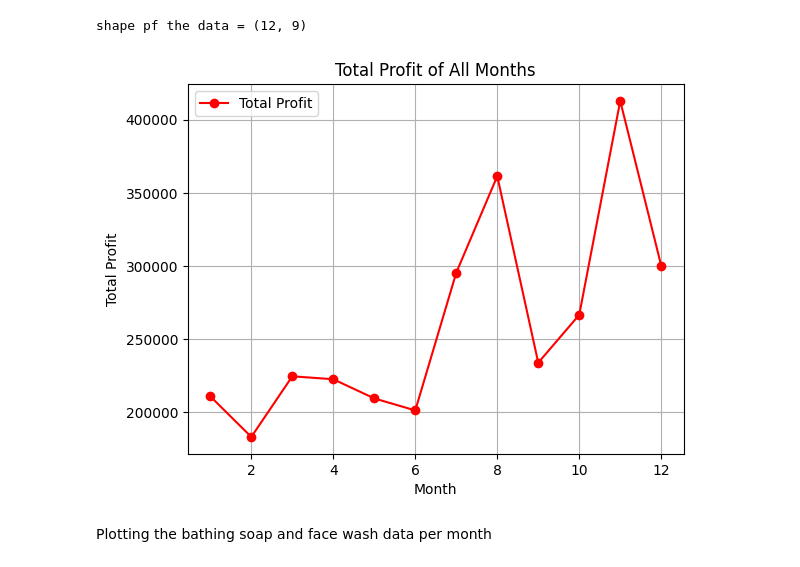
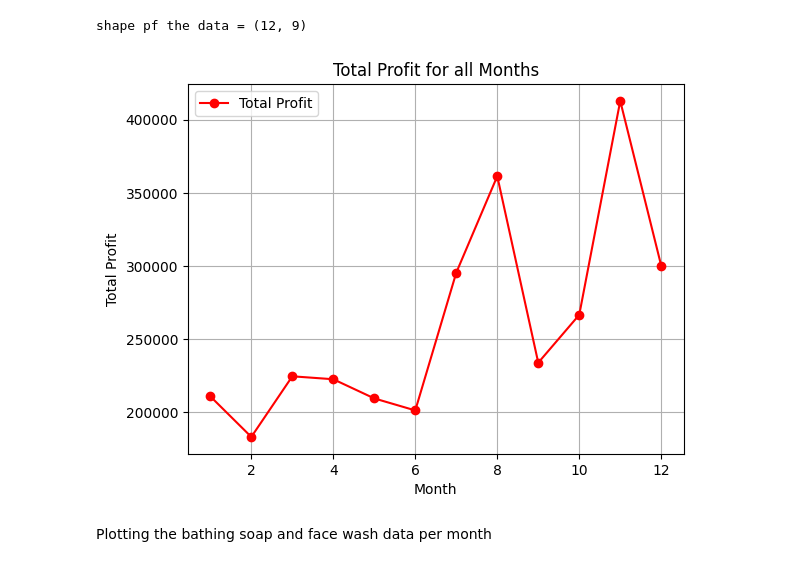
Before and after one commit to SyusufWaliyyi/FlexiSAF_Intership, a Jupyter notebook: Week_2/Week_2_Company_Data_Analysis.ipynb, the cells around one changed output. Saved outputs shown, nothing was run; the diff lists cells and outputs as text; code cells hidden in the pictures.

```diff
--- a/Week_2/Week_2_Company_Data_Analysis.ipynb
+++ b/Week_2/Week_2_Company_Data_Analysis.ipynb
@@ -88,26 +88,26 @@ shape pf the data = (12, 9)
 # %%
 # Extract relevant columns for plotting
 # Extracting the total profit sales data
-total_monthly_profit = sales_df[['total_profit']]
+total_monthly_profit = sales_df['total_profit']
 
 # Extracting the sales data for bathing soap and face wash
-bathing_soup = sales_df[['bathingsoap']]
-face_wash = sales_df[['facewash']]
+bathing_soup = sales_df['bathingsoap']
+face_wash = sales_df['facewash']
 
 # Extracting the month number
-month = sales_df[['month_number']]
+month = sales_df['month_number']
 # %%
 # Exercise 1: Read Total profit of all months and show it using a line plot
 fig, ax=plt.subplots()
 ax.plot(month, total_monthly_profit, marker='o', color='r', label='Total Profit')
-plt.title('Total Profit of All Months')
+plt.title('Total Profit for all Months')
 plt.xlabel('Month')
 plt.ylabel('Total Profit')
 plt.legend()
 plt.grid()
 plt.show()
 # %% [output]
-[figure, old version]
+[figure, new version]
 # %% [markdown]
 Plotting the bathing soap and face wash data per month
 # %%
```
Also changed, not shown: parts of 1 cell of this notebook.
